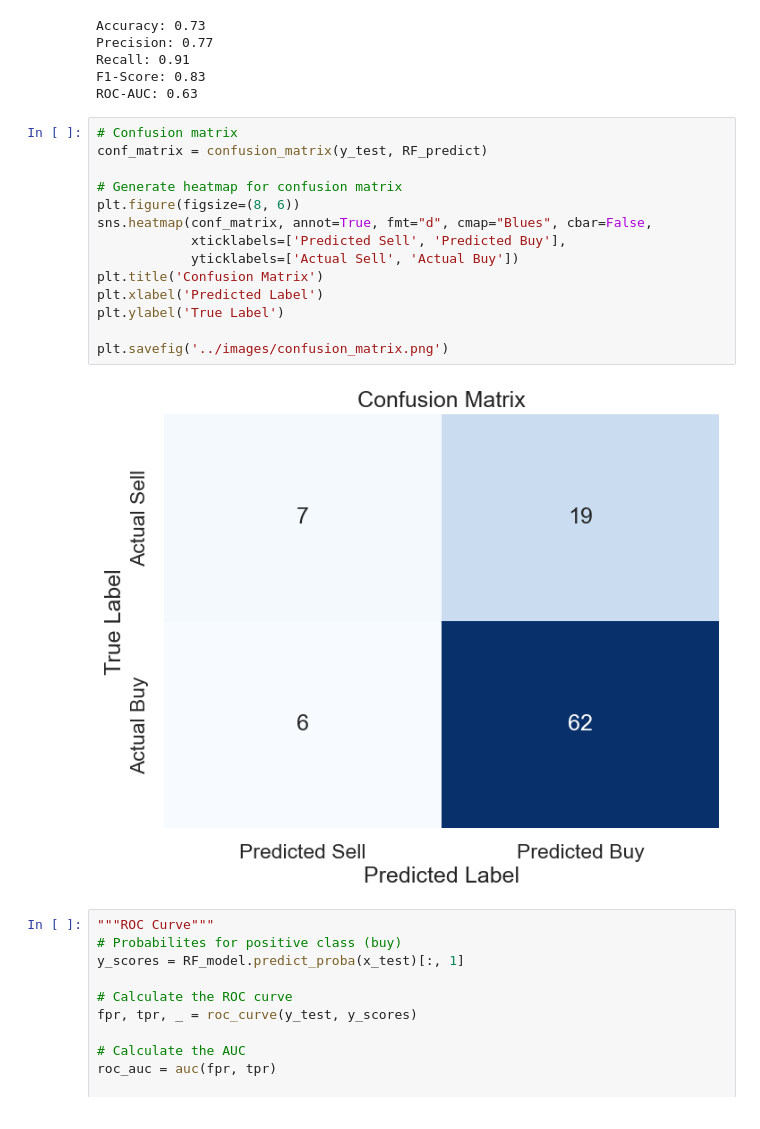
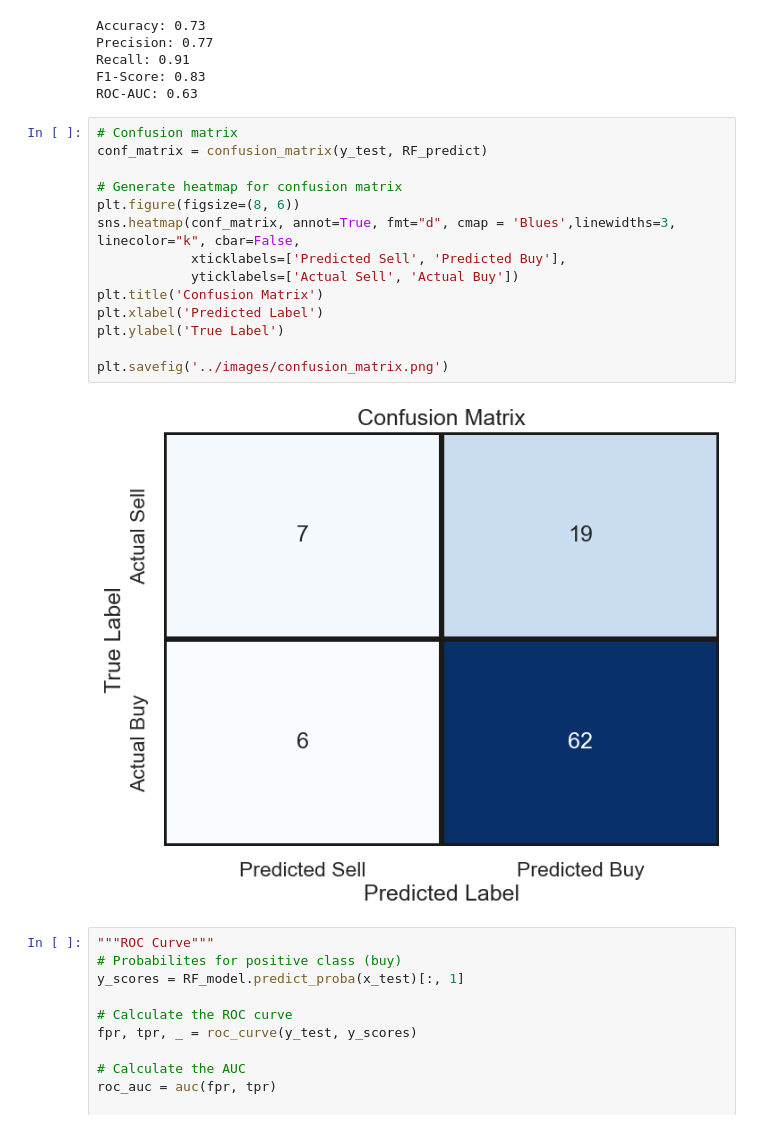
Before and after one commit to wangleo1/SADvsNYSE, a Jupyter notebook: notebooks/NYC_model.ipynb, the cells around one changed output. Drawn from its saved outputs; the diff is of its cells as text.

```diff
--- a/notebooks/NYC_model.ipynb
+++ b/notebooks/NYC_model.ipynb
@@ -364,19 +364,19 @@ ROC-AUC: 0.63
 # %%
 # Confusion matrix
 conf_matrix = confusion_matrix(y_test, RF_predict)
 
 # Generate heatmap for confusion matrix
 plt.figure(figsize=(8, 6))
-sns.heatmap(conf_matrix, annot=True, fmt="d", cmap="Blues", cbar=False,
+sns.heatmap(conf_matrix, annot=True, fmt="d", cmap = 'Blues',linewidths=3, linecolor="k", cbar=False,
             xticklabels=['Predicted Sell', 'Predicted Buy'],
             yticklabels=['Actual Sell', 'Actual Buy'])
 plt.title('Confusion Matrix')
 plt.xlabel('Predicted Label')
 plt.ylabel('True Label')
 
 plt.savefig('../images/confusion_matrix.png')
 # %% [output]
-[figure, old version]
+[figure, new version]
 # %%
 """ROC Curve"""
 # Probabilites for positive class (buy)
```
Also changed, not shown: 1 other file.
